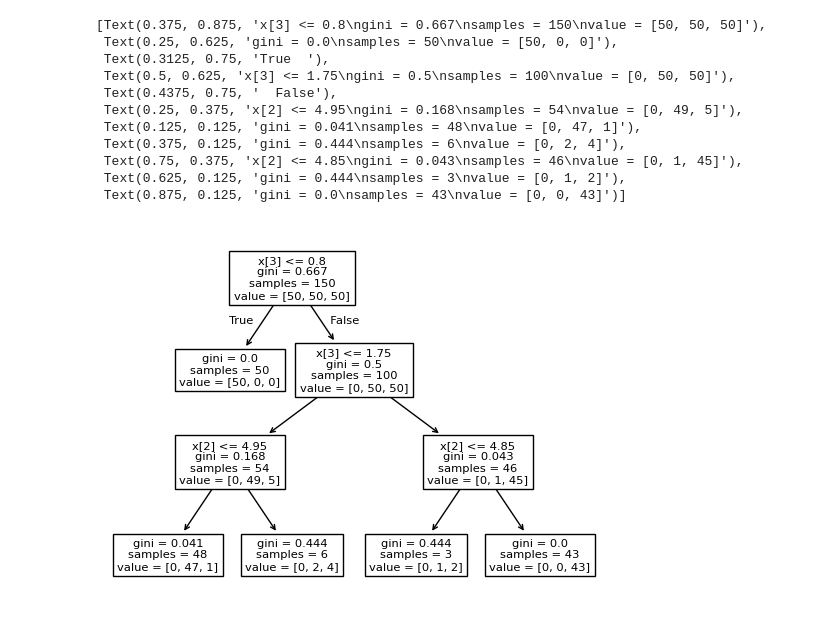
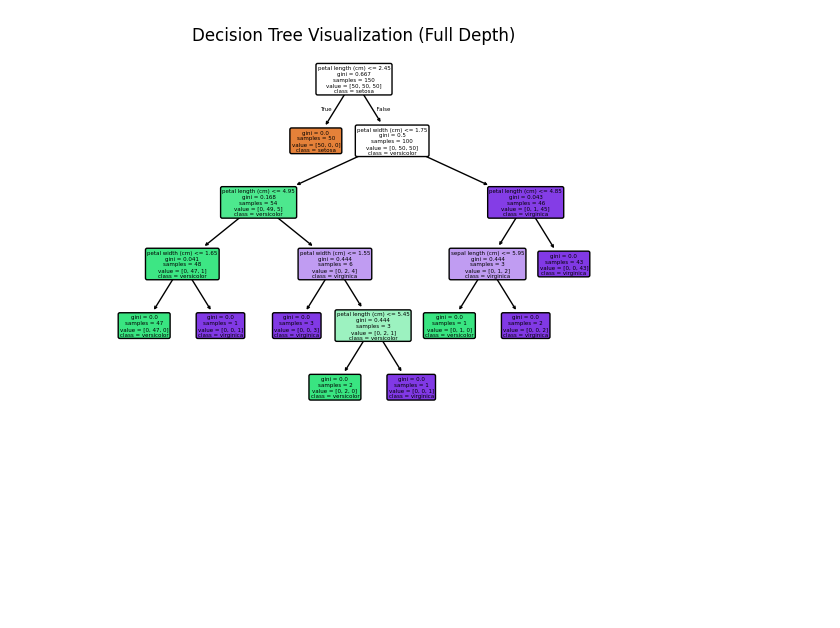
Before and after one commit to YouanesAttia/python-professional, a Jupyter notebook: week7_ml_foundations/day5/05_trees_forests.ipynb, the cells around one changed output. Cells and saved outputs as stored; diff of their text form; code cells hidden in the pictures; blank space fills up the shorter version.

Commit message:
DecisionTreeClassifier on Iris. Visualize with sklearn.tree.plot_tree

```diff
--- a/week7_ml_foundations/day5/05_trees_forests.ipynb
+++ b/week7_ml_foundations/day5/05_trees_forests.ipynb
@@ -1,24 +1,20 @@
 # %%
 from sklearn.tree import DecisionTreeClassifier
 from sklearn.datasets import load_iris
 from sklearn.tree import plot_tree
+import matplotlib.pyplot as plt
+
 
 iris = load_iris()
 X = iris.data
 y = iris.target
-tree = DecisionTreeClassifier(max_depth=3)
+feature_names = iris.feature_names
+class_names = iris.target_names
+
+tree = DecisionTreeClassifier(random_state=42)
 tree.fit(X, y)
-plot_tree(tree)
+plot_tree(tree, feature_names=feature_names, class_names=class_names, filled=True, rounded=True)
+plt.title("Decision Tree Visualization (Full Depth)")
+plt.show()
 # %% [output]
-[Text(0.375, 0.875, 'x[3] <= 0.8\ngini = 0.667\nsamples = 150\nvalue = [50, 50, 50]'),
- Text(0.25, 0.625, 'gini = 0.0\nsamples = 50\nvalue = [50, 0, 0]'),
- Text(0.3125, 0.75, 'True  '),
- Text(0.5, 0.625, 'x[3] <= 1.75\ngini = 0.5\nsamples = 100\nvalue = [0, 50, 50]'),
- Text(0.4375, 0.75, '  False'),
- Text(0.25, 0.375, 'x[2] <= 4.95\ngini = 0.168\nsamples = 54\nvalue = [0, 49, 5]'),
- Text(0.125, 0.125, 'gini = 0.041\nsamples = 48\nvalue = [0, 47, 1]'),
- Text(0.375, 0.125, 'gini = 0.444\nsamples = 6\nvalue = [0, 2, 4]'),
- Text(0.75, 0.375, 'x[2] <= 4.85\ngini = 0.043\nsamples = 46\nvalue = [0, 1, 45]'),
- Text(0.625, 0.125, 'gini = 0.444\nsamples = 3\nvalue = [0, 1, 2]'),
- Text(0.875, 0.125, 'gini = 0.0\nsamples = 43\nvalue = [0, 0, 43]')]
-[figure, old version]
+[figure, new version]
```
